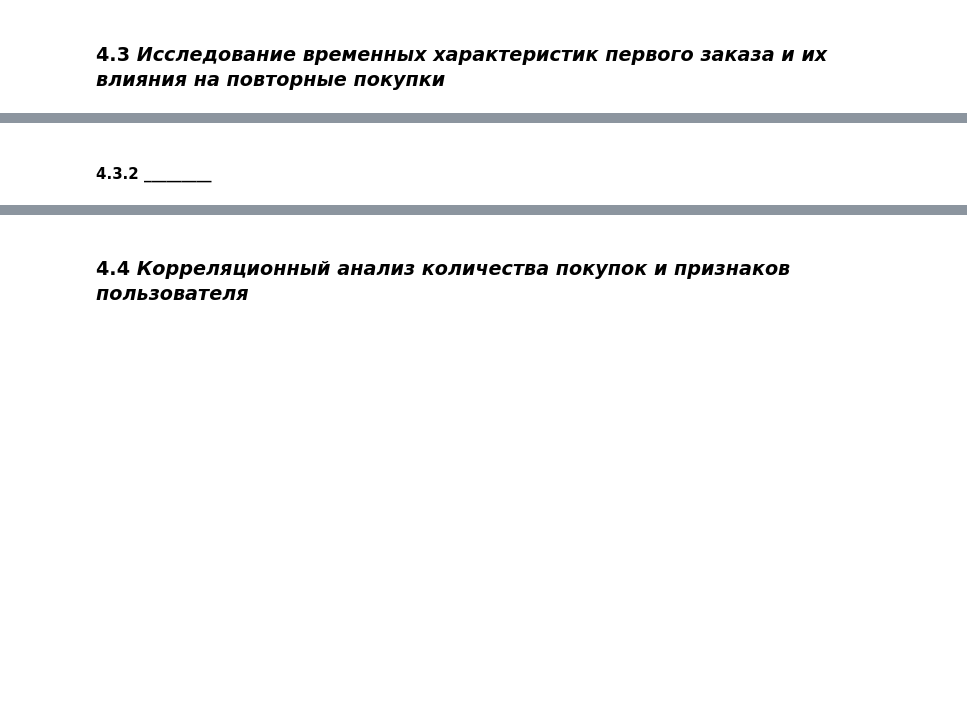
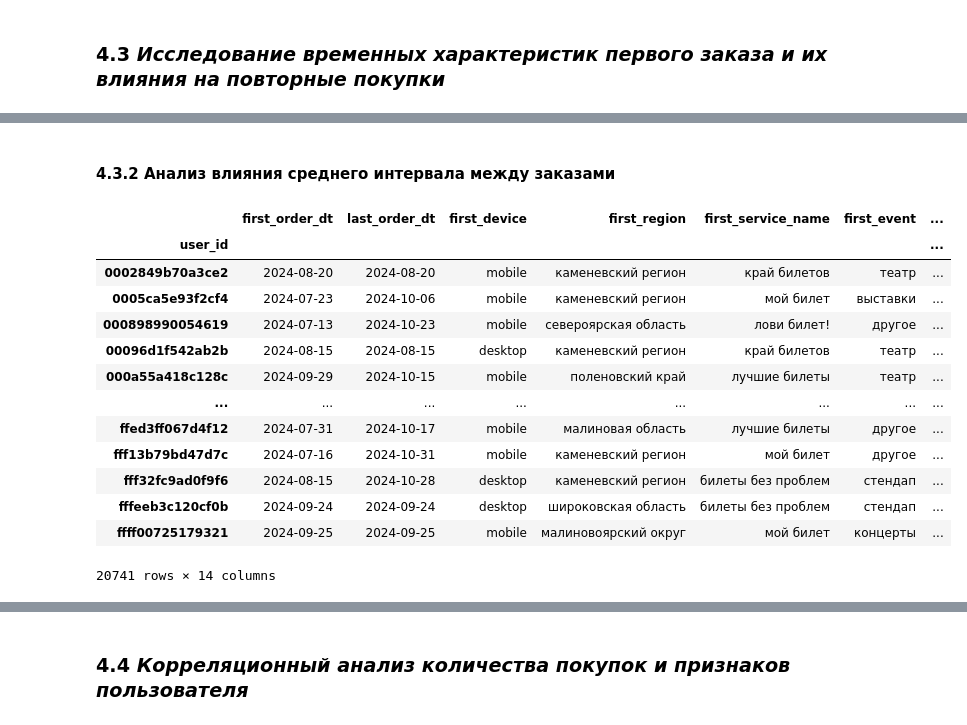
Before and after one commit to MEYakunin/Sprint9_Yandex_Afisha, a Jupyter notebook: Project.ipynb, the cells around one changed output, grey strips where cells are left out. Cells and saved outputs as stored; diff of their text form; code cells hidden in the pictures; blank space fills up the shorter version.

```diff
--- a/Project.ipynb
+++ b/Project.ipynb
@@ -1239,2 +1258,19 @@ Passing `palette` without assigning `hue` is deprecated and will be removed in v
 # %% [markdown]
-#### 4.3.2 _________
+#### 4.3.2 Анализ влияния среднего интервала между заказами
+# %%
+df_user_profile
+# %% [output]
+|  | first_order_dt | last_order_dt | first_device | first_region | first_service_name | first_event | ... |
+| user_id |  |  |  |  |  |  | ... |
+| 0002849b70a3ce2 | 2024-08-20 | 2024-08-20 | mobile | каменевский регион | край билетов | театр | ... |
+| 0005ca5e93f2cf4 | 2024-07-23 | 2024-10-06 | mobile | каменевский регион | мой билет | выставки | ... |
+| 000898990054619 | 2024-07-13 | 2024-10-23 | mobile | североярская область | лови билет! | другое | ... |
+| 00096d1f542ab2b | 2024-08-15 | 2024-08-15 | desktop | каменевский регион | край билетов | театр | ... |
+| 000a55a418c128c | 2024-09-29 | 2024-10-15 | mobile | поленовский край | лучшие билеты | театр | ... |
+| ... | ... | ... | ... | ... | ... | ... | ... |
+| ffed3ff067d4f12 | 2024-07-31 | 2024-10-17 | mobile | малиновая область | лучшие билеты | другое | ... |
+| fff13b79bd47d7c | 2024-07-16 | 2024-10-31 | mobile | каменевский регион | мой билет | другое | ... |
+| fff32fc9ad0f9f6 | 2024-08-15 | 2024-10-28 | desktop | каменевский регион | билеты без проблем | стендап | ... |
+| fffeeb3c120cf0b | 2024-09-24 | 2024-09-24 | desktop | широковская область | билеты без проблем | стендап | ... |
+| ffff00725179321 | 2024-09-25 | 2024-09-25 | mobile | малиновоярский округ | мой билет | концерты | ... |
+20741 rows × 14 columns
```
Also changed, not shown: parts of 9 cells of this notebook.
